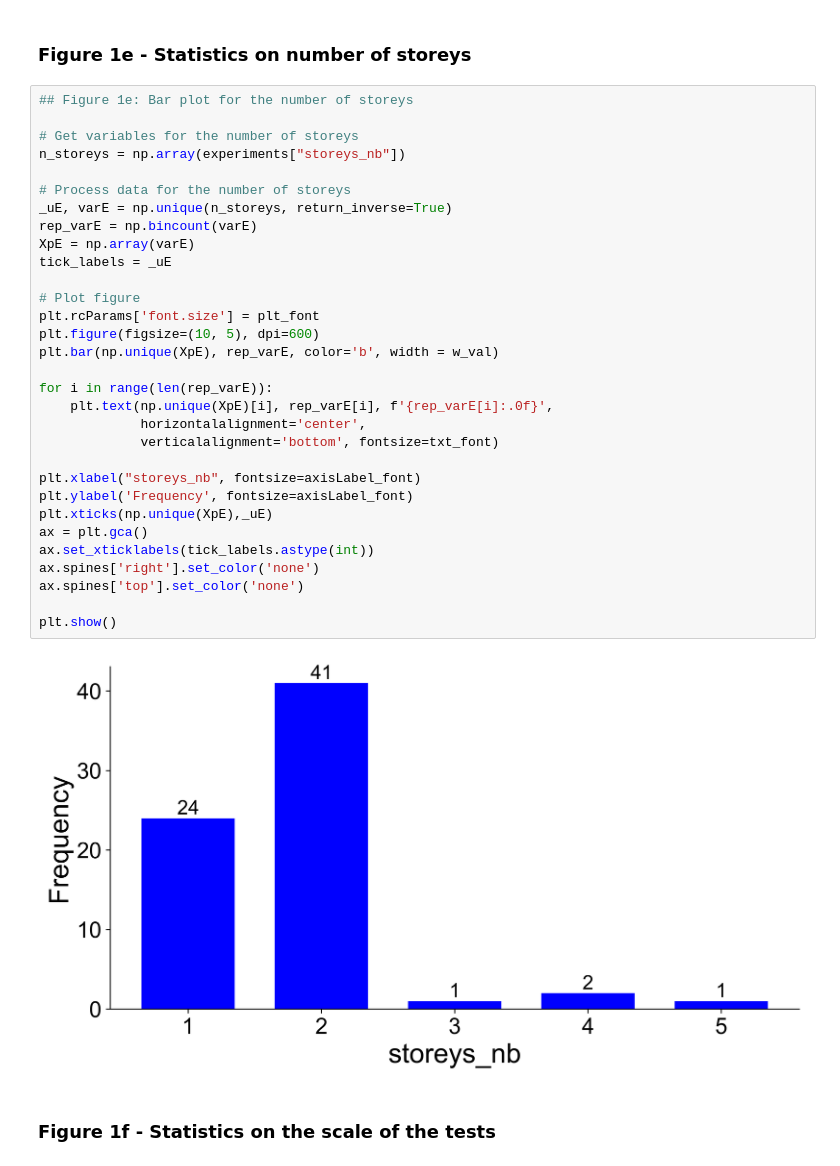
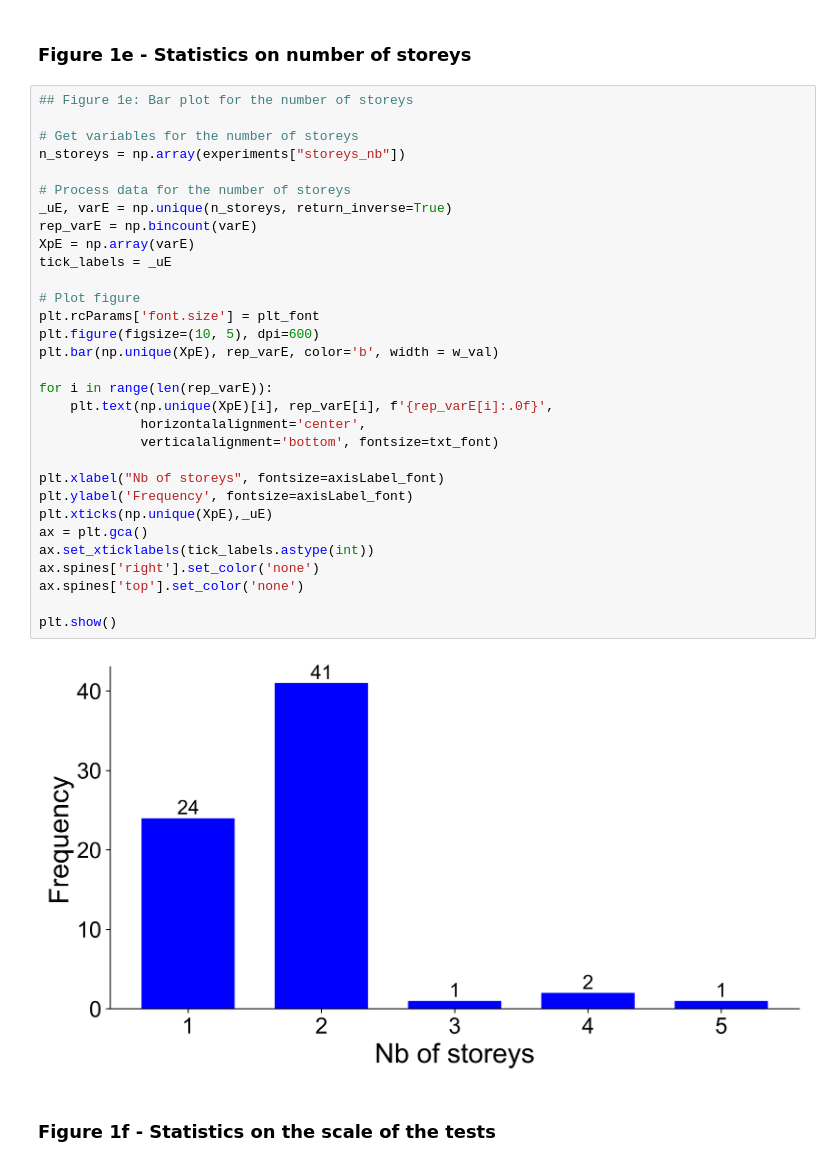
Before and after one commit to EPFL-ENAC/eesd-mast, a Jupyter notebook: backend/scripts/Plots_from_API.ipynb, the cells around one changed output. Saved outputs shown, nothing was run; the diff lists cells and outputs as text.

```diff
--- a/backend/scripts/Plots_from_API.ipynb
+++ b/backend/scripts/Plots_from_API.ipynb
@@ -418,35 +418,35 @@ plt.show()
 ## Figure 1e: Bar plot for the number of storeys
 
 # Get variables for the number of storeys
 n_storeys = np.array(experiments["storeys_nb"])
 
 # Process data for the number of storeys
 _uE, varE = np.unique(n_storeys, return_inverse=True)
 rep_varE = np.bincount(varE)
 XpE = np.array(varE)
 tick_labels = _uE
 
 # Plot figure
 plt.rcParams['font.size'] = plt_font
 plt.figure(figsize=(10, 5), dpi=600)
 plt.bar(np.unique(XpE), rep_varE, color='b', width = w_val)
 
 for i in range(len(rep_varE)):
     plt.text(np.unique(XpE)[i], rep_varE[i], f'{rep_varE[i]:.0f}',
              horizontalalignment='center',
              verticalalignment='bottom', fontsize=txt_font)
 
-plt.xlabel("storeys_nb", fontsize=axisLabel_font)
+plt.xlabel("Nb of storeys", fontsize=axisLabel_font)
 plt.ylabel('Frequency', fontsize=axisLabel_font)
 plt.xticks(np.unique(XpE),_uE)
 ax = plt.gca()
 ax.set_xticklabels(tick_labels.astype(int))
 ax.spines['right'].set_color('none')
 ax.spines['top'].set_color('none')
 
 plt.show()
 # %% [output]
-[figure, old version]
+[figure, new version]
 # %% [markdown]
 ### Figure 1f - Statistics on the scale of the tests
 # %%
```
Also changed, not shown: parts of 5 cells of this notebook, 40 other files.
